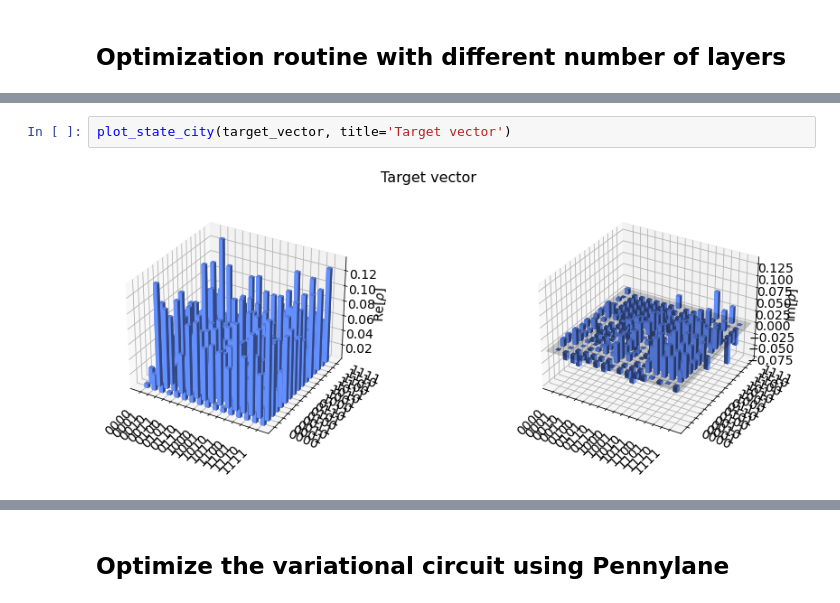
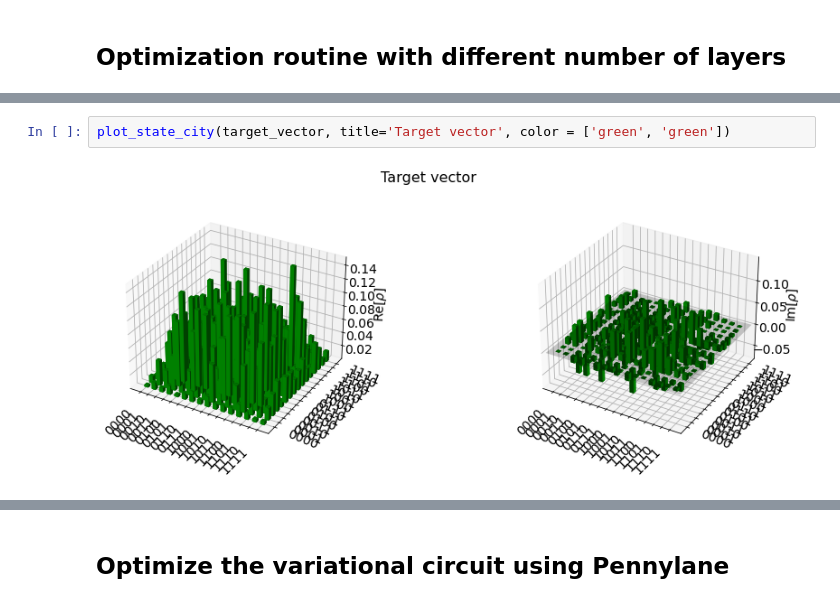
Before and after one commit to fioyarce/qosf_mentorship_program, a Jupyter notebook: Task 1/Task 1 - Solution.ipynb, the cells around one changed output, grey strips where cells are left out. Cells and saved outputs as stored; diff of their text form.

```diff
--- a/Task 1/Task 1 - Solution.ipynb
+++ b/Task 1/Task 1 - Solution.ipynb
@@ -409,5 +461,5 @@ plot_state_city(statevector, title='Vectorstate after optimization of a 10 layer
 # %%
-plot_state_city(target_vector, title='Target vector')
+plot_state_city(target_vector, title='Target vector', color = ['green', 'green'])
 # %% [output]
-[figure, old version]
+[figure, new version]
 # %%
```
Also changed, not shown: parts of 37 cells of this notebook.
